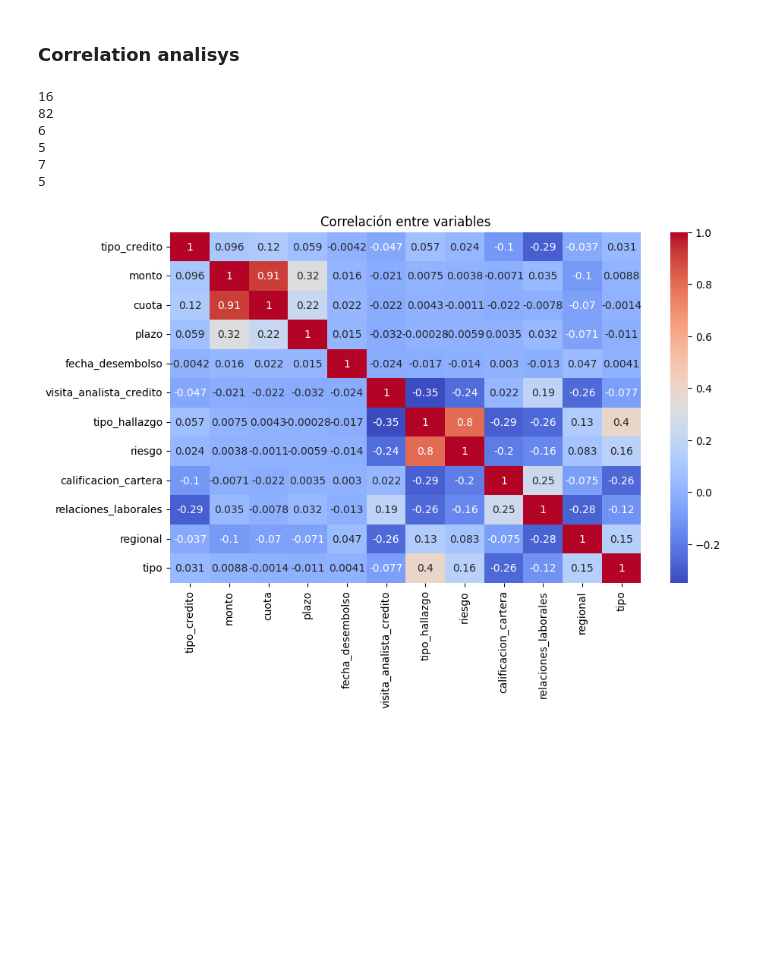
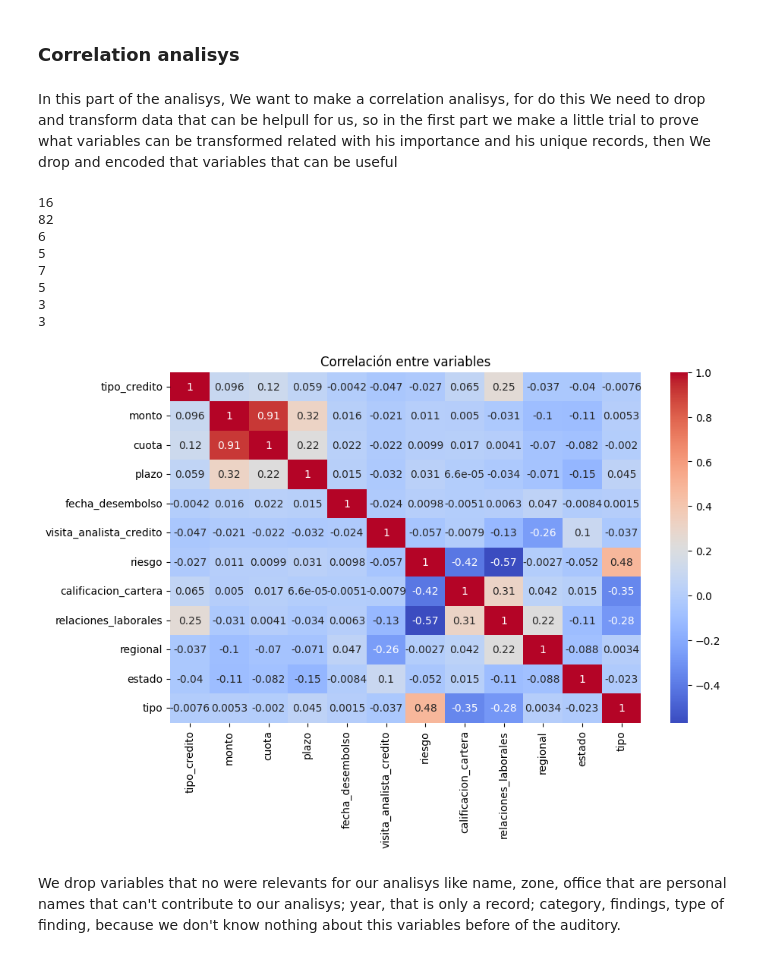
Before and after one commit to MateoSilvaLasso/Analitica_1, a Jupyter notebook: notebooks/data_correlation.ipynb, the cells around one changed output. Drawn from its saved outputs; the diff is of its cells as text; code cells hidden in the pictures; blank space fills up the shorter version.

Commit message:
hotfix: data explanation

```diff
--- a/notebooks/data_correlation.ipynb
+++ b/notebooks/data_correlation.ipynb
@@ -184,6 +184,8 @@ df.groupby(by="year").agg(
 | 2024 | 668 | 400000 | 600000.0 | 8.815436e+06 | 21000000.0 | 121469280 |
 # %% [markdown]
 ### Correlation analisys
+# %% [markdown]
+In this part of the analisys, We want to make a correlation analisys, for do this We need to drop and transform data that can be helpull for us, so in the first part we make a little trial to prove what variables can be transformed related with his importance and his unique records, then We drop and encoded that variables that can be useful
 # %%
 print(df['categoria'].nunique())
 print(df['hallazgo'].nunique())
@@ -191,6 +193,8 @@ print(df['tipo_hallazgo'].nunique())
 print(df['riesgo'].nunique())
 print(df['estado'].nunique())
 print(df['tipo'].nunique())
+print(df['calificacion_cartera'].nunique())
+print(df['relaciones_laborales'].nunique())
 # %% [output]
 16
 82
@@ -198,34 +202,39 @@ print(df['tipo'].nunique())
 5
 7
 5
+3
+3
 # %%
 ## correlation analysis
 
 le = LabelEncoder()
+ho = OneHotEncoder(sparse_output=False)
 df_corr = df
 df_corr = df_corr.drop(columns=['cliente'])
 df_corr = df_corr.drop(columns=['analista'])
 df_corr['tipo_credito'] = le.fit_transform(df_corr['tipo_credito'])
 df_corr = df_corr.drop(columns=['actividad'])
 df_corr = df_corr.drop(columns=['actividad_v2'])
 df_corr = df_corr.drop(columns=['categoria'])
 df_corr = df_corr.drop(columns=['hallazgo'])
-df_corr['tipo_hallazgo'] = le.fit_transform(df_corr['tipo_hallazgo'])
-df_corr['riesgo'] = le.fit_transform(df_corr['riesgo'])
-df_corr['calificacion_cartera'] = le.fit_transform(df_corr['calificacion_cartera'])
-df_corr['relaciones_laborales'] = le.fit_transform(df_corr['relaciones_laborales'])
-df_corr['tipo'] = le.fit_transform(df_corr['tipo'])
+df_corr = df_corr.drop(columns=['tipo_hallazgo'])
+df_corr['riesgo'] = ho.fit_transform(df_corr[['riesgo']])
+df_corr['calificacion_cartera'] = ho.fit_transform(df_corr[['calificacion_cartera']])
+df_corr['relaciones_laborales'] = ho.fit_transform(df_corr[['relaciones_laborales']])
+df_corr['tipo'] = ho.fit_transform(df_corr[['tipo']])
 df_corr = df_corr.drop(columns=['oficina'])
 df_corr = df_corr.drop(columns=['zona'])
-df_corr = df_corr.drop(columns=['estado'])
+df_corr['estado'] = ho.fit_transform(df_corr[['estado']])
 df_corr = df_corr.drop(columns=['year'])
 df_corr = df_corr.drop(columns=['Unnamed: 0'])
 plt.figure(figsize=(10,6))
 sns.heatmap(df_corr.corr(), annot=True, cmap='coolwarm')
 plt.title('Correlación entre variables')
 plt.show()
 # %% [output]
-[figure, old version]
+[figure, new version]
+# %% [markdown]
+We drop variables that no were relevants for our analisys like name, zone, office that are personal names that can't contribute to our analisys; year, that is only a record; category, findings, type of finding, because we don't know nothing about this variables before of the auditory.
 # %%
 plt.figure(figsize=(10,6))
 df_corr.corr()['monto'].sort_values(ascending=False).plot(kind='bar')
```
Also changed, not shown: parts of 5 cells of this notebook.
